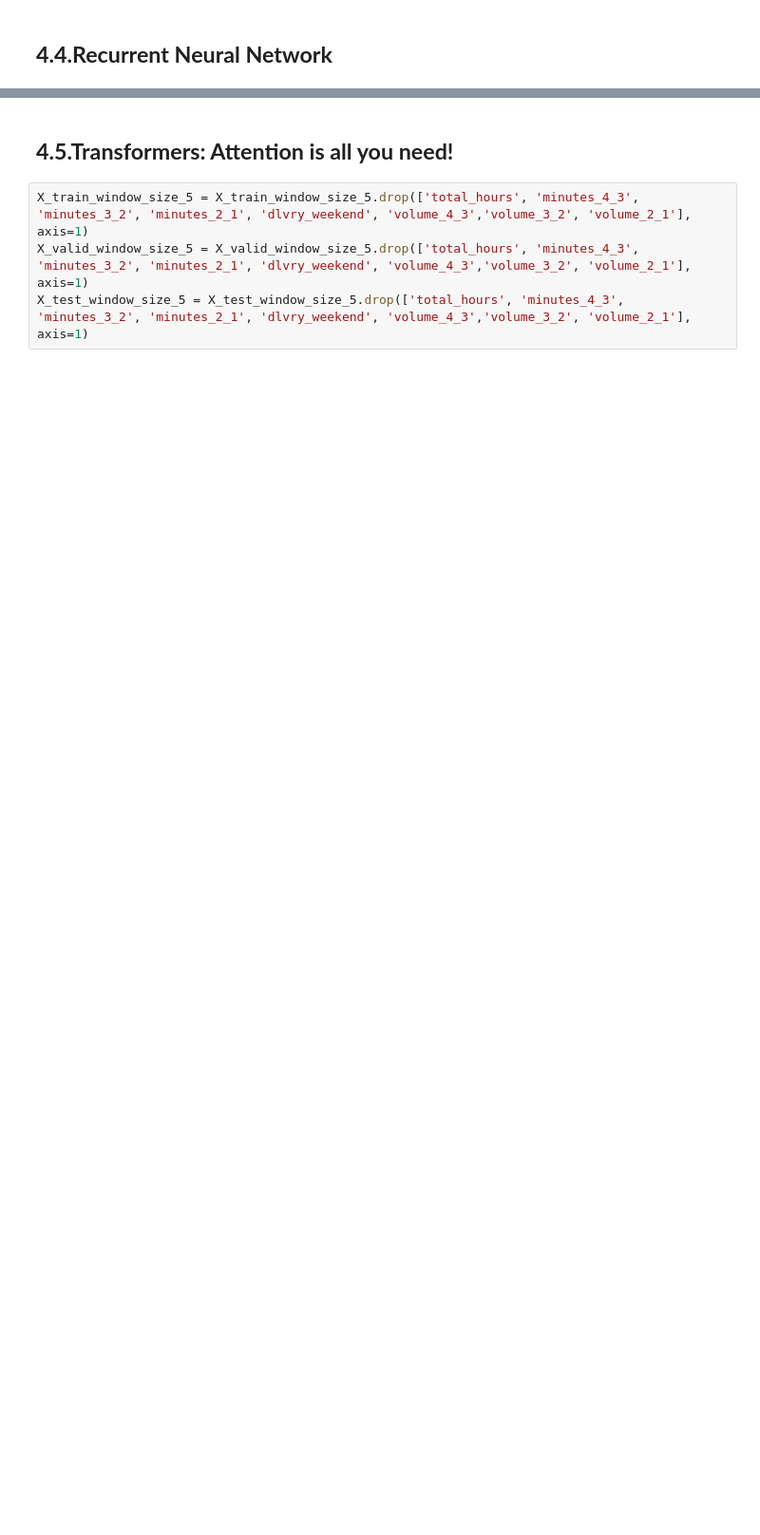
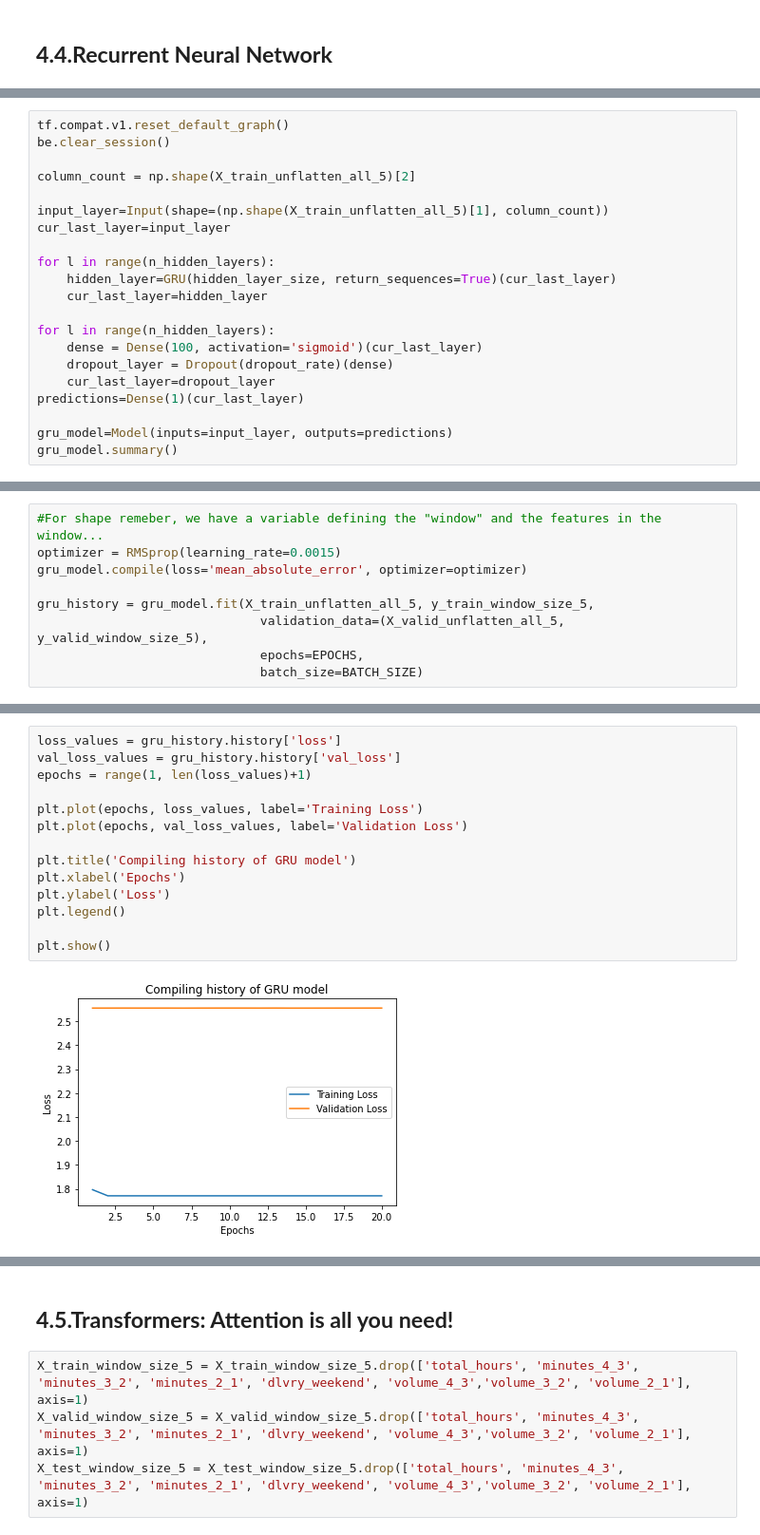
Before and after one commit to TazTornadoo/SigmoidFreud, a Jupyter notebook: Python/Submission/Electricity_price_prediction_5.ipynb, the cells around one changed output, grey strips where cells are left out. Shown at 95% size. Cells and saved outputs as stored; diff of their text form; blank space fills up the shorter version.

```diff
--- a/Python/Submission/Electricity_price_prediction_5.ipynb
+++ b/Python/Submission/Electricity_price_prediction_5.ipynb
@@ -1128,0 +1246,21 @@ plt.show()
+# %%
+tf.compat.v1.reset_default_graph()
+be.clear_session()
+
+column_count = np.shape(X_train_unflatten_all_5)[2]
+
+input_layer=Input(shape=(np.shape(X_train_unflatten_all_5)[1], column_count))
+cur_last_layer=input_layer
+
+for l in range(n_hidden_layers):
+    hidden_layer=GRU(hidden_layer_size, return_sequences=True)(cur_last_layer)
+    cur_last_layer=hidden_layer
+
+for l in range(n_hidden_layers):
+    dense = Dense(100, activation='sigmoid')(cur_last_layer)
+    dropout_layer = Dropout(dropout_rate)(dense)
+    cur_last_layer=dropout_layer
+predictions=Dense(1)(cur_last_layer)
+
+gru_model=Model(inputs=input_layer, outputs=predictions)
+gru_model.summary()
@@ -1128,0 +1285,9 @@ plt.show()
+# %%
+#For shape remeber, we have a variable defining the "window" and the features in the window...
+optimizer = RMSprop(learning_rate=0.0015)
+gru_model.compile(loss='mean_absolute_error', optimizer=optimizer)
+
+gru_history = gru_model.fit(X_train_unflatten_all_5, y_train_window_size_5,
+                              validation_data=(X_valid_unflatten_all_5, y_valid_window_size_5),
+                              epochs=EPOCHS,
+                              batch_size=BATCH_SIZE)
@@ -1128,0 +1316,16 @@ plt.show()
+# %%
+loss_values = gru_history.history['loss']
+val_loss_values = gru_history.history['val_loss']
+epochs = range(1, len(loss_values)+1)
+
+plt.plot(epochs, loss_values, label='Training Loss')
+plt.plot(epochs, val_loss_values, label='Validation Loss')
+
+plt.title('Compiling history of GRU model')
+plt.xlabel('Epochs')
+plt.ylabel('Loss')
+plt.legend()
+
+plt.show()
+# %% [output]
+[figure, added]
```
Also changed, not shown: parts of 40 cells of this notebook.
